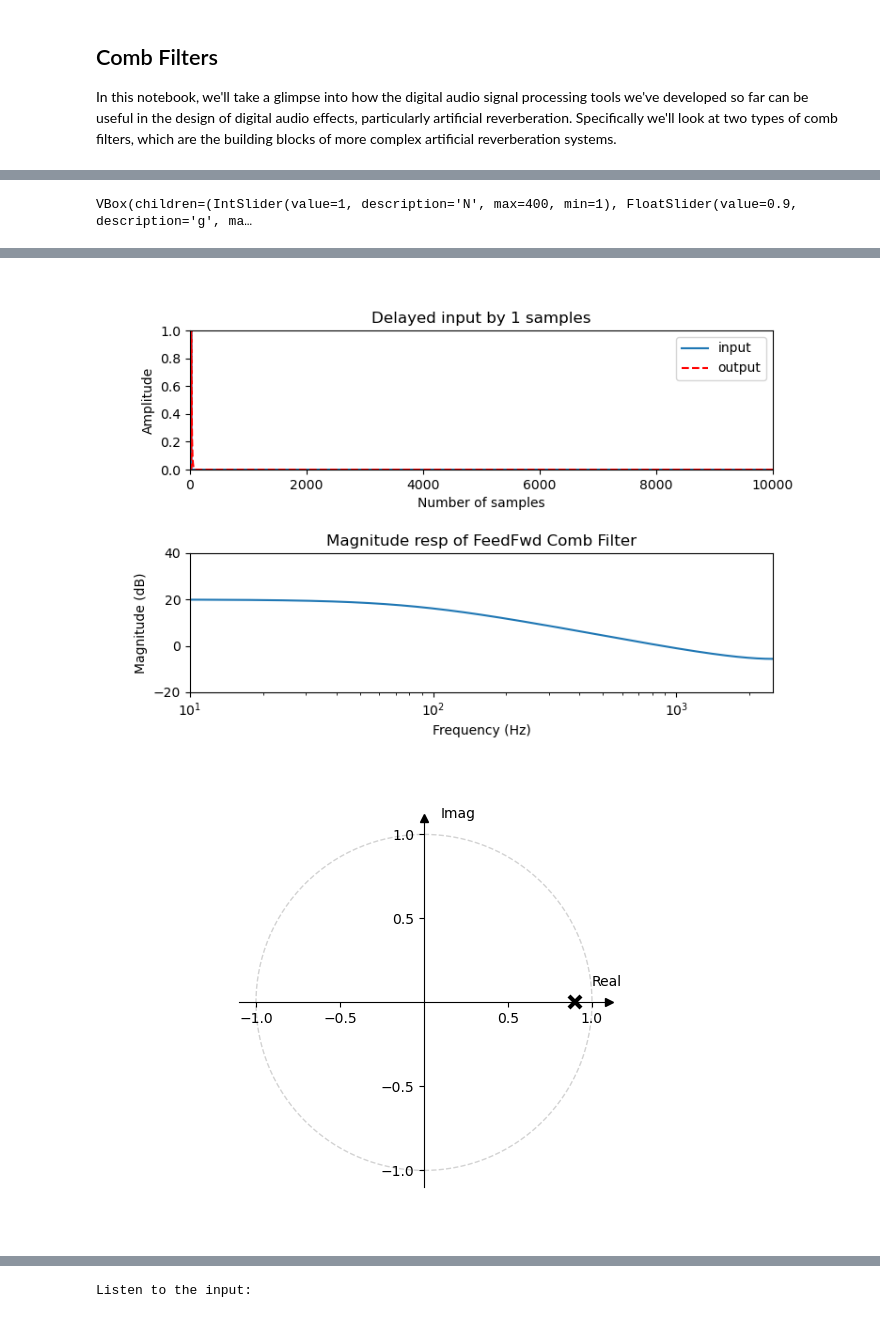
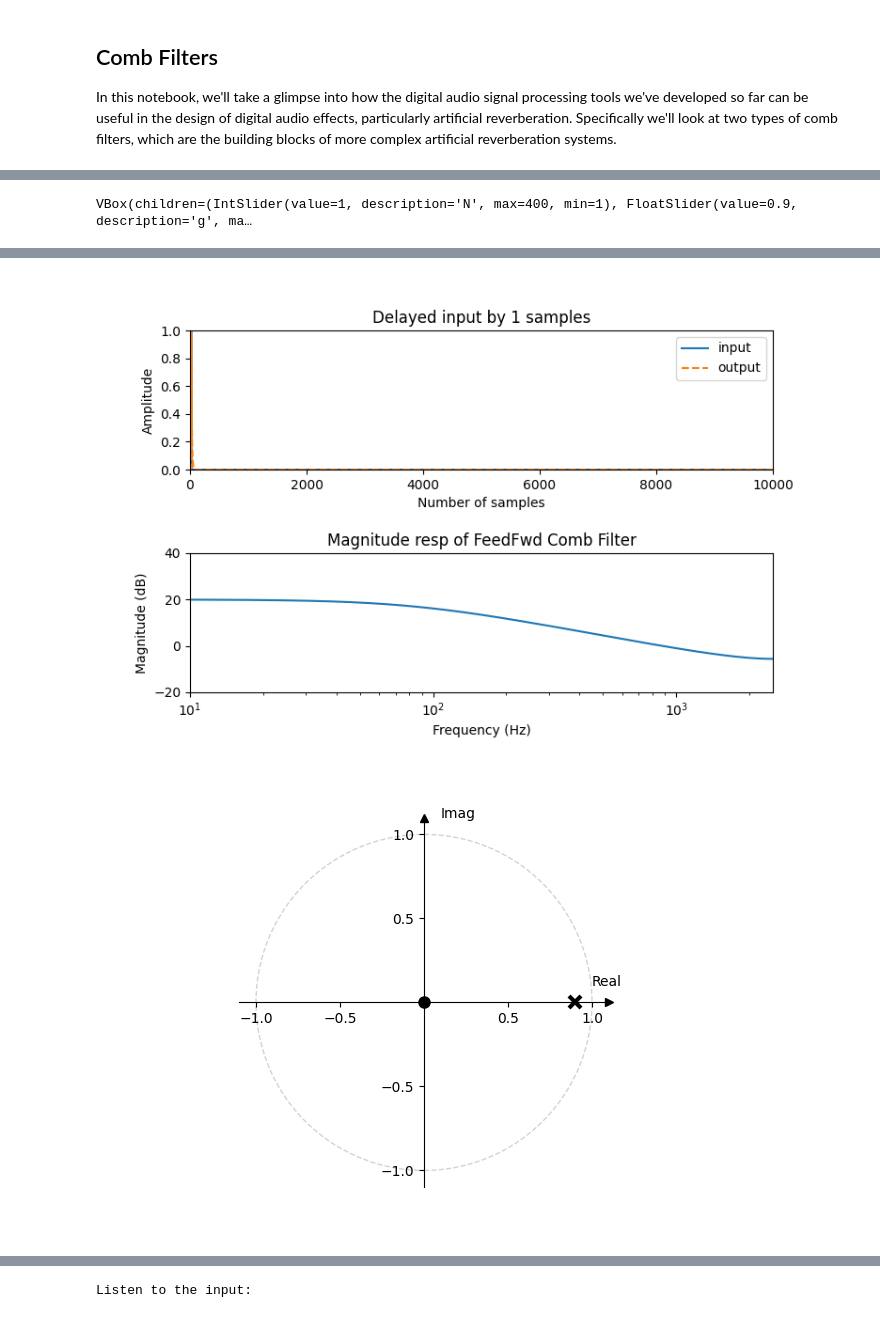
Before and after one commit to randyaliased/acspjbook, a Jupyter notebook: book/dasp/05_CombFilters.ipynb, the cells around one changed output, grey strips where cells are left out. Saved outputs shown, nothing was run; the diff lists cells and outputs as text; code cells hidden in the pictures.

```diff
--- a/book/dasp/05_CombFilters.ipynb
+++ b/book/dasp/05_CombFilters.ipynb
@@ -96,16 +98,16 @@ where we deduce that $b_0 = 1$, $b_1=0$, and $b_2=g$.
 
 # Initial parameters
 fs = 5000                     # sampling frequency (Hz)
-N_samples = 500             # total number of samples
+N_samples = 500               # total number of samples
 n = np.arange(0,N_samples,1)  # This sets up a vector of the sample indices
 x = np.zeros(N_samples);      # initial input
-x[20] = 1                    # This makes x an impulse
+x[20] = 1                     # This makes x an impulse (the unit impulse occurs at sample index, n = 20)
 
 
 fig, axes = plt.subplots(2,1, figsize=(8, 5))
 fig.subplots_adjust(hspace=0.6)
 line_input = axes[0].plot(n,x, label='input')
-line_output, = axes[0].plot([],[],'r--', label='output')
+line_output, = axes[0].plot([],[],'--', label='output')
 axes[0].set_xlabel('Number of samples')
 axes[0].set_ylabel('Amplitude')
 axes[0].set_ylim([0, 1])
@@ -121,7 +123,7 @@ axes[1].set_ylim([-30, 10])
 
 
 
-
+# Starts the interactive plot.
 def update(N = 10, g=0.1):
 
     # Create filter
@@ -140,8 +142,10 @@ def update(N = 10, g=0.1):
     h_abs_dB = 10*np.log10(np.abs(h)**2) # express magnitude in dB
     line_mag.set_data(w,h_abs_dB)
 
-    print('Listen to output')
+    print('Listen to the impulse response')
     IPython.display.display(Audio(y_filt.T, rate=fs,normalize=True))
+
+    fig.canvas.draw_idle()
 
     return
 
@@ -151,8 +155,6 @@ g_s    = FloatSlider(min=0, max=0.99, step=0.01, value=1, description='g')
 out = interactive_output(update, {'N': N_s, 'g': g_s} );
 layout = widgets.VBox([N_s, g_s])
 IPython.display.display(layout,out)
-
-# y_out = update(N=N_s.value, g = g_s.value)
 # %% [output]
 VBox(children=(IntSlider(value=1, description='N', max=400, min=1), FloatSlider(value=0.99, description='g', m…
 [interactive output not drawn]
@@ -160,9 +172,9 @@ VBox(children=(IntSlider(value=1, description='N', max=400, min=1), FloatSlider(
 # %%
-# Let's see what it sound's like!
+# Read in the audio signal
+x, fs = await read_wav_from_url(pan_sample) # read in the bass sample and get its sampling frequency (you can change 'pan_sample'  to 'bass_sample' or 'speech_sample')
 
 # Convolution
 
-[x, fs] = sf.read('speech.wav')
 N_samples = len(x)           # total number of samples
 n = np.arange(0,N_samples,1) # This sets up a vector of the sample indices
 tt = n/fs                    # vector in time (seconds)
@@ -222,6 +234,7 @@ def update(N = 10, g=0.1):
     IPython.display.display(Audio(y_filt.T, rate=fs,normalize=True))
     IPython.display.clear_output(wait=True)
 
+    fig.canvas.draw_idle()
 
 print('Move the slider to see how the hyperparameters affect performance ')
 interact(update, N = (0,4000,1), g=(0,0.99,0.01));
@@ -273,7 +287,7 @@ x[20] = 1                    # This makes x an impulse
 fig, axes = plt.subplots(2,1, figsize=(8, 5))
 fig.subplots_adjust(hspace=0.6)
 line_input = axes[0].plot(n,x, label='input')
-line_output, = axes[0].plot([],[],'r--', label='output')
+line_output, = axes[0].plot([],[],'--', label='output')
 axes[0].set_xlabel('Number of samples')
 axes[0].set_ylabel('Amplitude')
 axes[0].set_ylim([0, 1])
@@ -337,34 +351,35 @@ def update(N = 10, g=0.1):
     line_output.set_data(n, y_filt)
     axes[0].set_title('Delayed input by '+str(N)+' samples')
 
     # Get freq. response of the loop filter
     [w,h] = signal.freqz(b,a, fs=fs,worN=fs)
     h_abs_dB = 10*np.log10(np.abs(h)**2) # express magnitude in dB
     line_mag.set_data(w,h_abs_dB)
 
     # Get poles and zeros
     p = np.roots(a)
-    z = np.roots(b)
+    #z = np.roots(b)
     t2.set_data(p.real, p.imag)
+    t1.set_data(0, 0)
 #     print(g**(1/N))
 #     print(np.abs(p))
 
 
-    print('Listen to output')
+    print('Listen to the impulse response')
     IPython.display.display(Audio(y_filt.T, rate=fs,normalize=True))
 
     return
 
 N_s    = IntSlider(min=1, max=400, step=1, value=0, description='N')
 g_s    = FloatSlider(min=0, max=1.2, step=0.01, value=0.9, description='g')
 
 out = interactive_output(update, {'N': N_s, 'g': g_s} );
 layout = widgets.VBox([N_s, g_s])
 IPython.display.display(layout,out)
 
 # y_out = update(N=N_s.value, g = g_s.value)
 # %% [output]
 VBox(children=(IntSlider(value=1, description='N', max=400, min=1), FloatSlider(value=0.9, description='g', ma…
 [interactive output not drawn]
-[figure, old version]
+[figure, new version]
-[figure, old version]
+[figure, new version]
```
Also changed, not shown: parts of 7 cells of this notebook, 1 other file.
